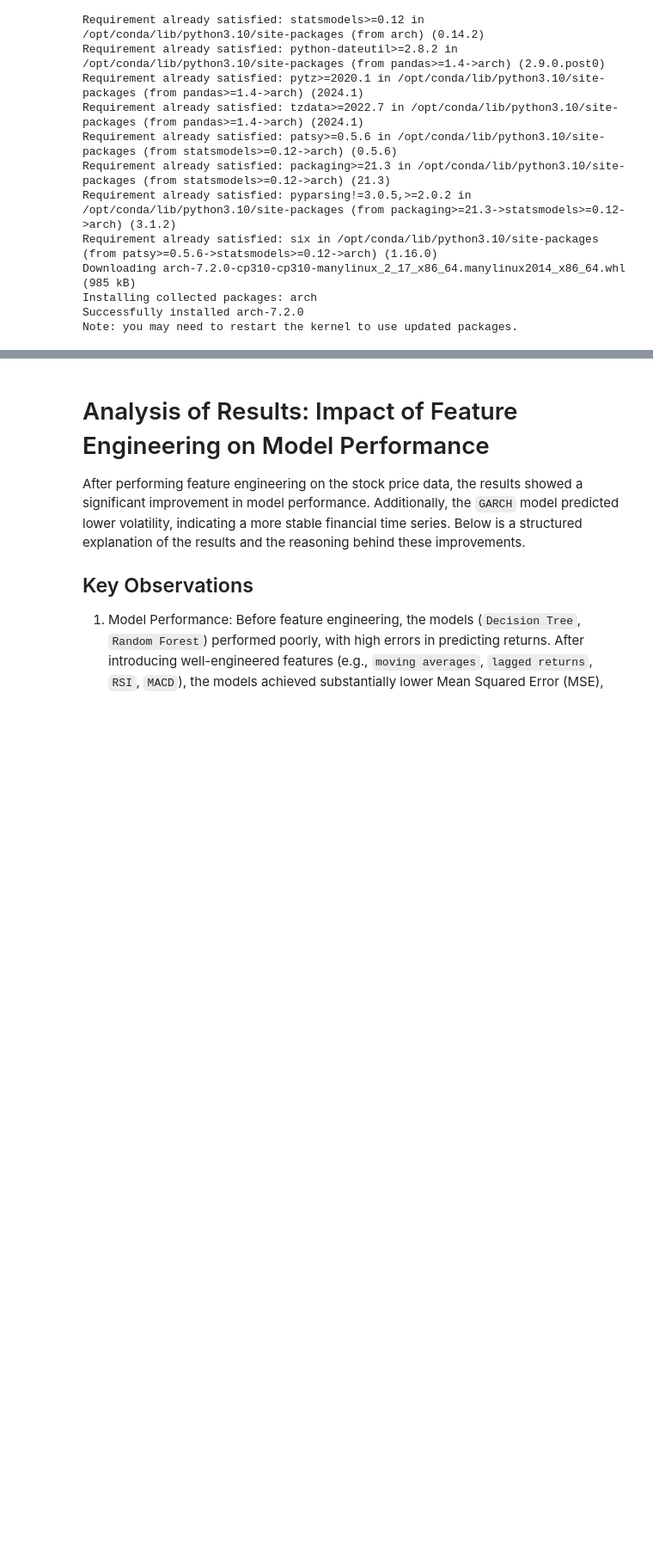
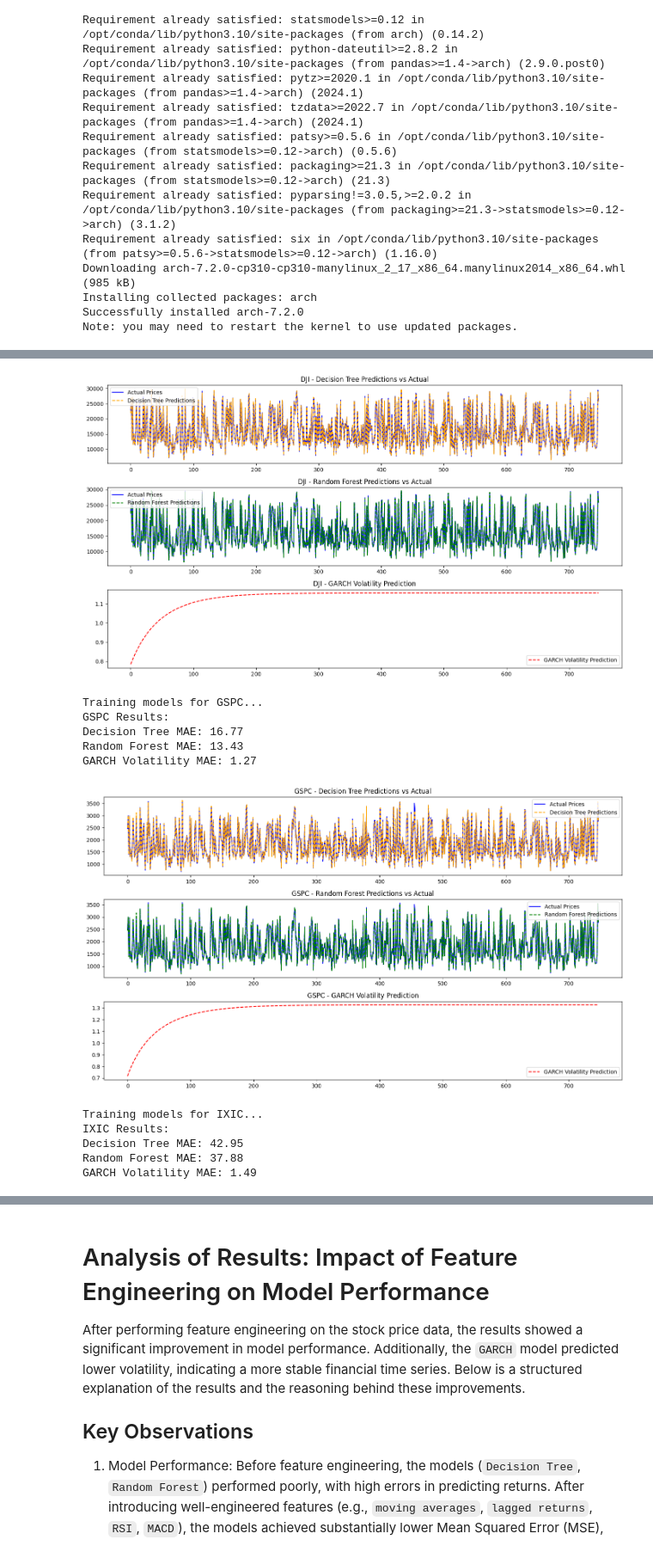
Before and after one commit to zombie-programmer-code/DA322_analysis_of_deep_learning_models_on_stock_prediction, a Jupyter notebook: notebooks/stock-prediction-dt-and-rft.ipynb, the cells around one changed output, grey strips where cells are left out. Shown at 86% size. Drawn from its saved outputs; the diff is of its cells as text; code cells hidden in the pictures; blank space fills up the shorter version.

Commit message:
Kaggle Notebook | stock_prediction_dt_and_rft | Version 9

```diff
--- a/notebooks/stock-prediction-dt-and-rft.ipynb
+++ b/notebooks/stock-prediction-dt-and-rft.ipynb
@@ -797,20 +797,14 @@ Note: you may need to restart the kernel to use updated packages.
 import pandas as pd
 import numpy as np
 from sklearn.model_selection import train_test_split
+import matplotlib.pyplot as plt
 from sklearn.tree import DecisionTreeRegressor
 from sklearn.ensemble import RandomForestRegressor
-from sklearn.metrics import mean_squared_error, mean_absolute_error
+from sklearn.metrics import mean_absolute_error, mean_squared_error
 from arch import arch_model
 
 # Function to prepare features for a single stock
 def prepare_stock_data(stock_df):
-    # Calculate returns
-    stock_df['Return'] = stock_df['Adj Close'].pct_change()
-
-    # Lagged returns (5 lags)
-    for lag in range(1, 6):
-        stock_df[f'Lag_{lag}'] = stock_df['Return'].shift(lag)
-
     # Moving averages and rolling volatility
     stock_df['MA_10'] = stock_df['Adj Close'].rolling(window=10).mean()
     stock_df['Volatility_10'] = stock_df['Adj Close'].rolling(window=10).std()
@@ -837,8 +831,8 @@ def train_and_evaluate(stock_data, stock_name):
     print(f"\nTraining models for {stock_name}...")
 
     # Features and target
-    features = ['Lag_1', 'Lag_2', 'Lag_3', 'Lag_4', 'Lag_5', 'MA_10', 'Volatility_10', 'RSI', 'MACD']
-    target = 'Return'
+    features = ['MA_10', 'Volatility_10', 'RSI', 'MACD']
+    target = 'Adj Close'
     X = stock_data[features]
     y = stock_data[target]
 
@@ -849,34 +843,62 @@ def train_and_evaluate(stock_data, stock_name):
     dt = DecisionTreeRegressor()
     dt.fit(X_train, y_train)
     dt_preds = dt.predict(X_test)
-    mse_dt = mean_squared_error(y_test, dt_preds)
+    mae_dt = mean_absolute_error(y_test, dt_preds)
 
     # Random Forest
     rf = RandomForestRegressor(n_estimators=100)
     rf.fit(X_train, y_train)
     rf_preds = rf.predict(X_test)
-    mse_rf = mean_squared_error(y_test, rf_preds)
+    mae_rf = mean_absolute_error(y_test, rf_preds)
 
-    # Rescale y_train for GARCH
-    y_train_scaled = y_train * 100
+    # GARCH model for volatility (using percentage returns)
+    stock_data['Return'] = stock_data['Adj Close'].pct_change()
+    y_train_returns = stock_data['Return'].iloc[:len(y_train)] * 100
+    y_train_returns.dropna(inplace=True)  # Drop NaN caused by differencing
 
     # Train GARCH model
-    am = arch_model(y_train_scaled, vol='Garch', p=1, q=1, rescale=False)
+    am = arch_model(y_train_returns, vol='Garch', p=1, q=1, rescale=False)
     garch_fit = am.fit(disp="off")
     garch_forecast = garch_fit.forecast(horizon=len(y_test))
 
-    # Rescale predictions back to original scale
-    garch_vol_preds = (np.sqrt(garch_forecast.variance.values[-1, :]) / 100)
+    # Predicted volatility (square root of forecasted variance)
+    garch_vol_preds = np.sqrt(garch_forecast.variance.values[-1, :]) * y_train_returns.std()
 
-    # Calculate MSE for GARCH predictions
-    mse_garch = mean_squared_error(np.abs(y_test), garch_vol_preds)
-
+    # Calculate Mean Absolute Error for GARCH volatility prediction
+    volatility_true = np.std(stock_data['Return'].iloc[len(y_train):], ddof=1)  # True volatility in test set
+    mae_garch_vol = np.mean(np.abs(garch_vol_preds - volatility_true))  # MAE for volatility prediction
 
     # Print results
     print(f"{stock_name} Results:")
-    print(f"Decision Tree MSE: {mse_dt:.6f}")
-    print(f"Random Forest MSE: {mse_rf:.6f}")
-    print(f"GARCH MSE (volatility prediction): {mse_garch:.6f}")
+    print(f"Decision Tree MAE: {mae_dt:.2f}")
+    print(f"Random Forest MAE: {mae_rf:.2f}")
+    print(f"GARCH Volatility MAE: {mae_garch_vol:.2f}")
+
+    # Visualization
+    plt.figure(figsize=(14, 8))
+
+    # Plot Decision Tree predictions
+    plt.subplot(3, 1, 1)
+    plt.plot(y_test.values, label='Actual Prices', color='blue')
+    plt.plot(dt_preds, label='Decision Tree Predictions', color='orange', linestyle='dashed')
+    plt.title(f"{stock_name} - Decision Tree Predictions vs Actual")
+    plt.legend()
+
+    # Plot Random Forest predictions
+    plt.subplot(3, 1, 2)
+    plt.plot(y_test.values, label='Actual Prices', color='blue')
+    plt.plot(rf_preds, label='Random Forest Predictions', color='green', linestyle='dashed')
+    plt.title(f"{stock_name} - Random Forest Predictions vs Actual")
+    plt.legend()
+
+    # Plot GARCH volatility predictions
+    plt.subplot(3, 1, 3)
+    plt.plot(garch_vol_preds, label='GARCH Volatility Prediction', color='red', linestyle='dashed')
+    plt.title(f"{stock_name} - GARCH Volatility Prediction")
+    plt.legend()
+
+    plt.tight_layout()
+    plt.show()
 
 # Main pipeline for multiple stocks
 if __name__ == "__main__":
@@ -918,0 +929,12 @@ GARCH MSE (volatility prediction): 0.000137
+[figure, added]
+Training models for GSPC...
+GSPC Results:
+Decision Tree MAE: 16.77
+Random Forest MAE: 13.43
+GARCH Volatility MAE: 1.27
+[figure, added]
+Training models for IXIC...
+IXIC Results:
+Decision Tree MAE: 42.95
+Random Forest MAE: 37.88
+GARCH Volatility MAE: 1.49
```
Also changed, not shown: parts of 2 cells of this notebook.
